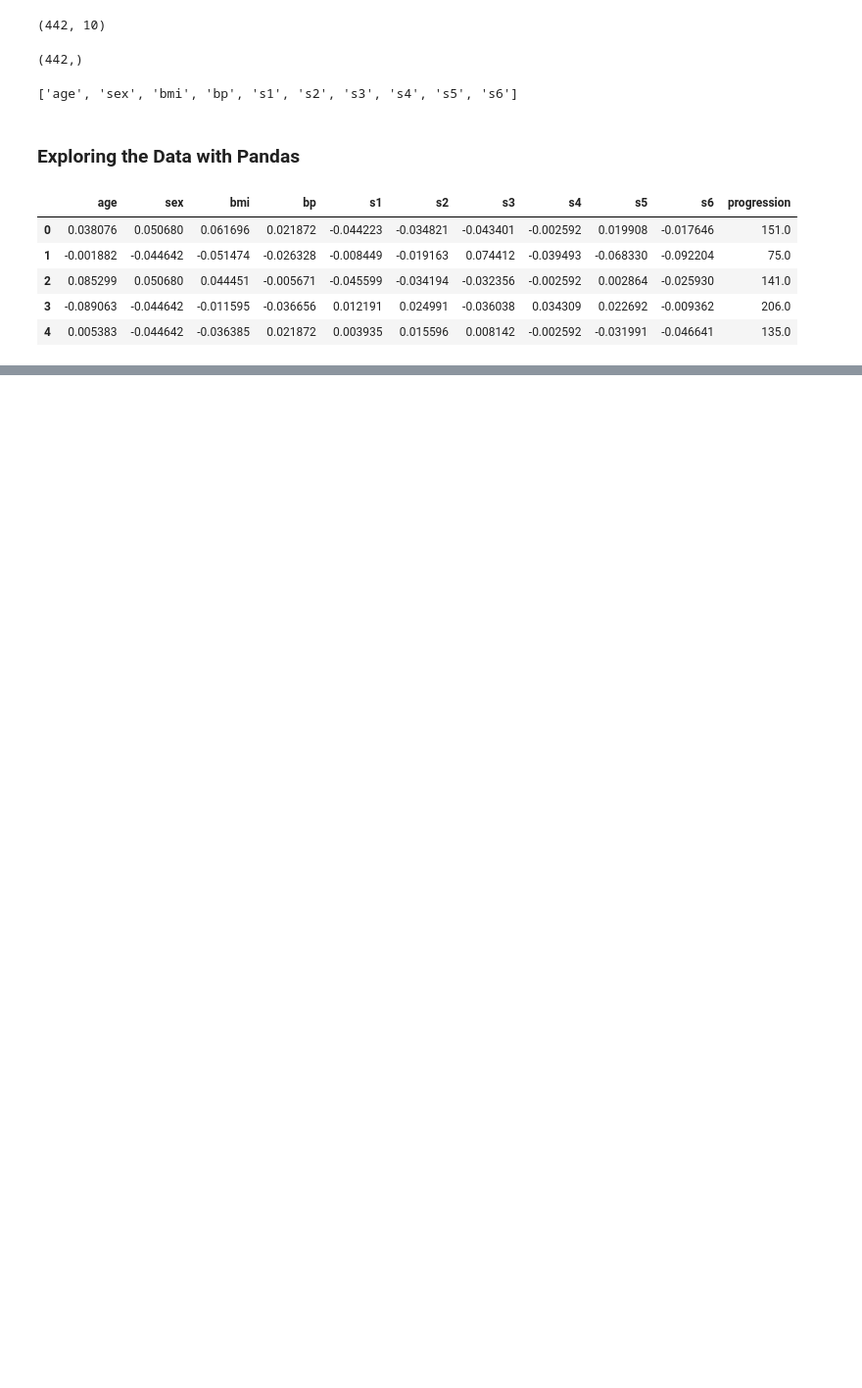
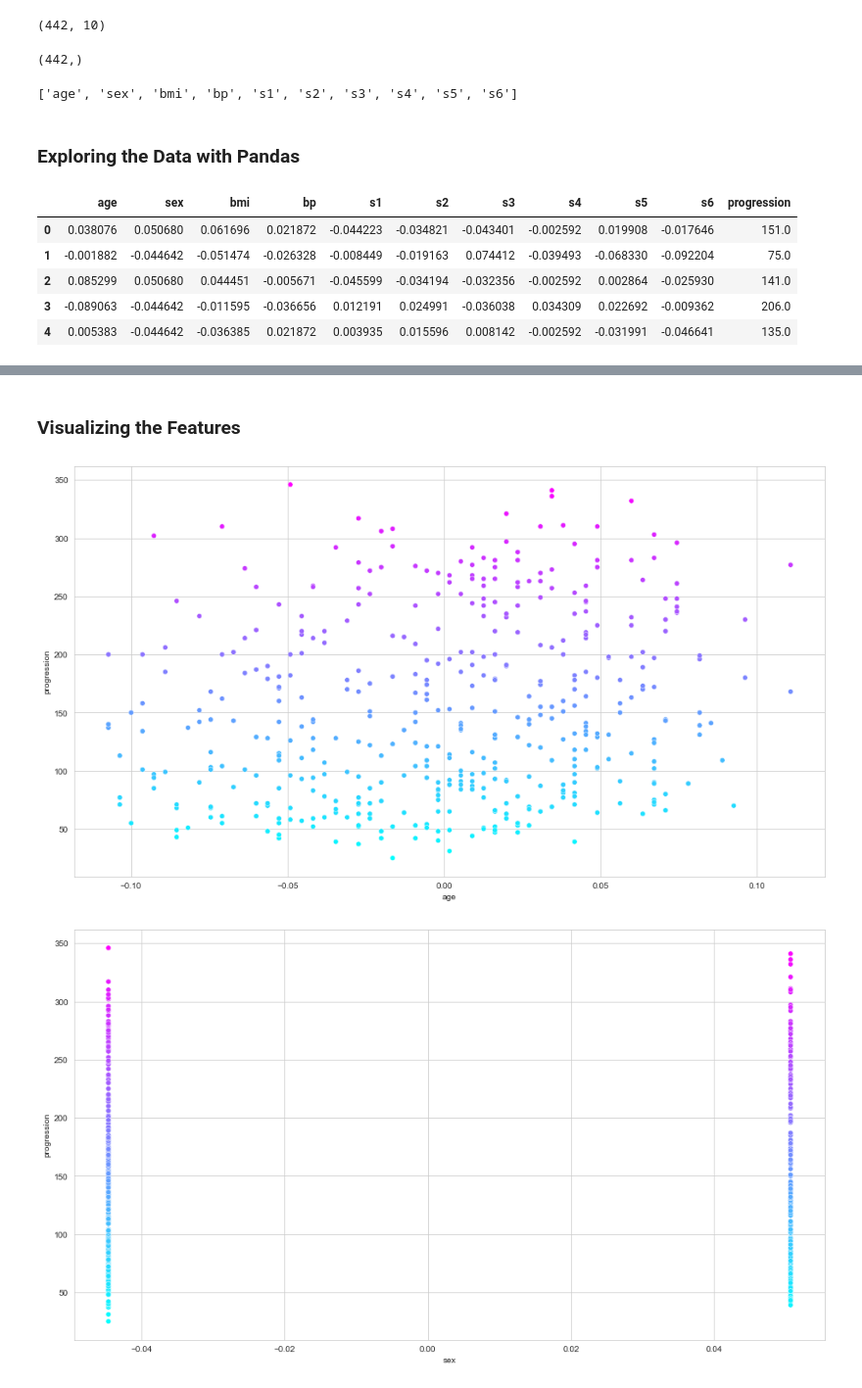
Before and after one commit to Abdishakury/diabetes, a Jupyter notebook: diabetes.ipynb, the cells around one changed output, grey strips where cells are left out. Shown at 98% size. Saved outputs shown, nothing was run; the diff lists cells and outputs as text; code cells hidden in the pictures; blank space fills up the shorter version.

```diff
--- a/diabetes.ipynb
+++ b/diabetes.ipynb
@@ -77,0 +76,2 @@ diabetes_df.describe()
+# %% [markdown]
+### Visualizing the Features
@@ -77,0 +82,11 @@ diabetes_df.describe()
+# %%
+sns.set_style('whitegrid')
+# %%
+for feature in diabetes.feature_names:
+     plt.figure(figsize=(16, 9))
+     sns.scatterplot(data=diabetes_df, x=feature,
+                     y='progression', hue='progression',
+                     palette='cool', legend=False)
+# %% [output]
+[figure, added]
+[figure, added]
```
Also changed, not shown: parts of 4 cells of this notebook.
